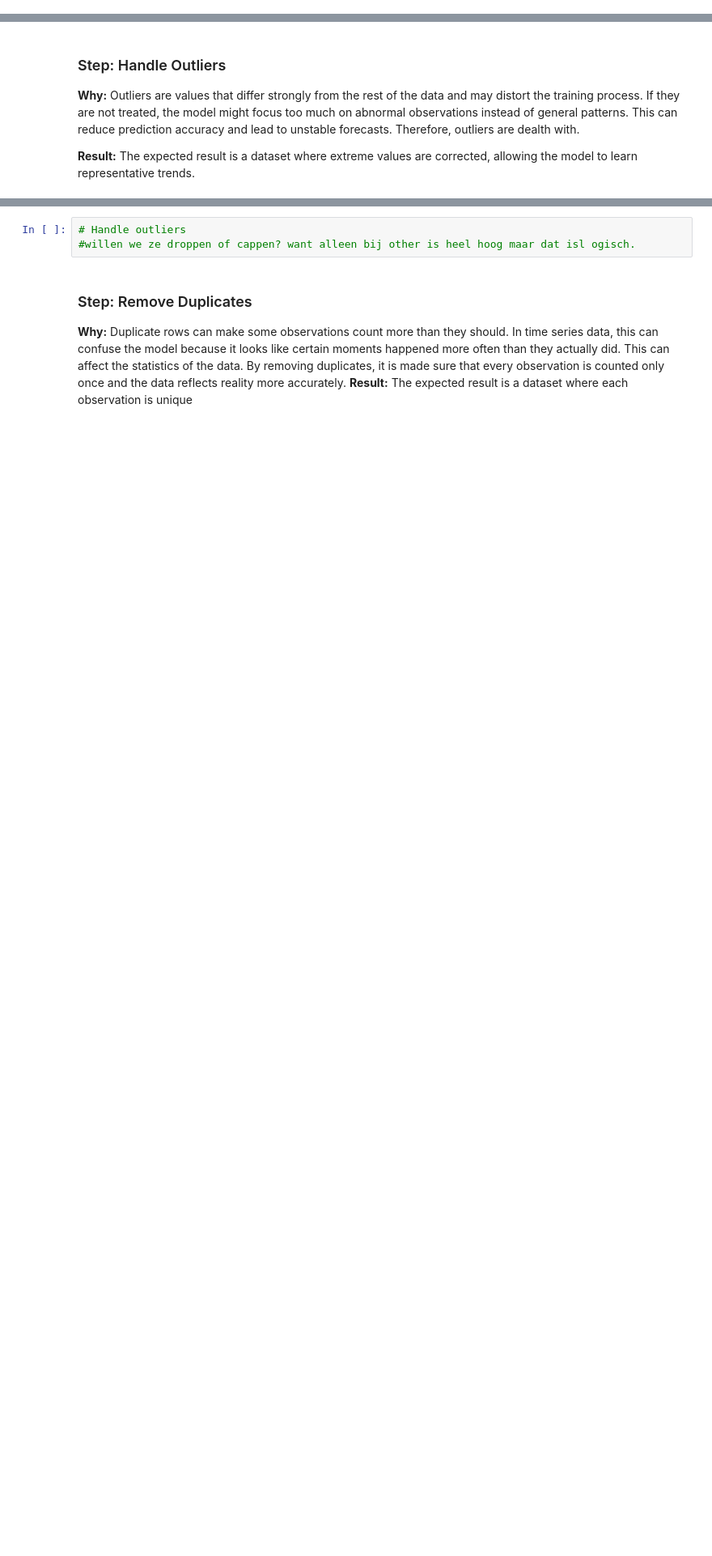
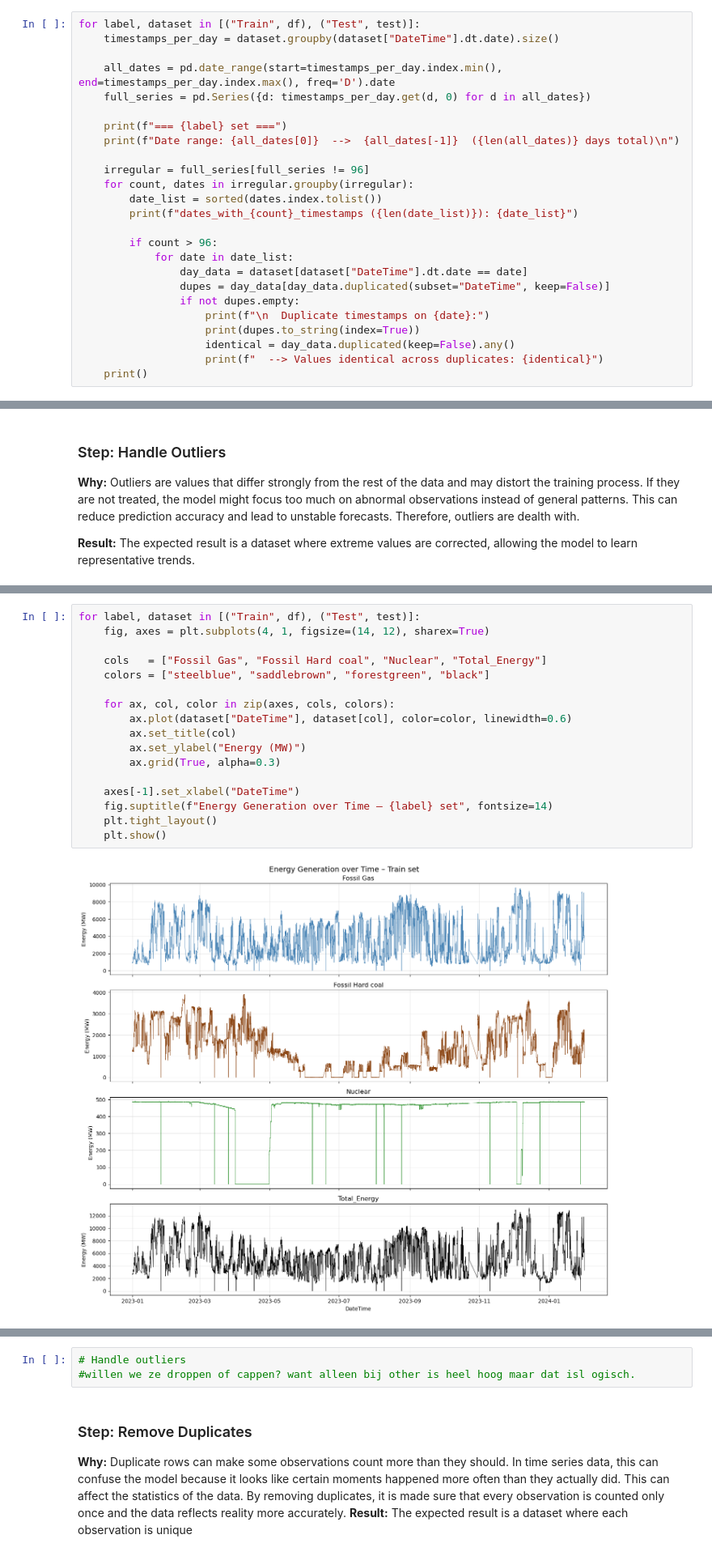
Before and after one commit to daphnemesquita2/1BM110, a Jupyter notebook: Assignment_1.ipynb, the cells around one changed output, grey strips where cells are left out. Shown at 81% size. Drawn from its saved outputs; the diff is of its cells as text; blank space fills up the shorter version.

```diff
--- a/Assignment_1.ipynb
+++ b/Assignment_1.ipynb
@@ -409,0 +530,25 @@ Name: DateTime, Length: 142, dtype: datetime64[us]
+# %%
+for label, dataset in [("Train", df), ("Test", test)]:
+    timestamps_per_day = dataset.groupby(dataset["DateTime"].dt.date).size()
+
+    all_dates = pd.date_range(start=timestamps_per_day.index.min(), end=timestamps_per_day.index.max(), freq='D').date
+    full_series = pd.Series({d: timestamps_per_day.get(d, 0) for d in all_dates})
+
+    print(f"=== {label} set ===")
+    print(f"Date range: {all_dates[0]}  -->  {all_dates[-1]}  ({len(all_dates)} days total)\n")
+
+    irregular = full_series[full_series != 96]
+    for count, dates in irregular.groupby(irregular):
+        date_list = sorted(dates.index.tolist())
+        print(f"dates_with_{count}_timestamps ({len(date_list)}): {date_list}")
+
+        if count > 96:
+            for date in date_list:
+                day_data = dataset[dataset["DateTime"].dt.date == date]
+                dupes = day_data[day_data.duplicated(subset="DateTime", keep=False)]
+                if not dupes.empty:
+                    print(f"\n  Duplicate timestamps on {date}:")
+                    print(dupes.to_string(index=True))
+                    identical = day_data.duplicated(keep=False).any()
+                    print(f"  --> Values identical across duplicates: {identical}")
+    print()
@@ -418,0 +628,19 @@ Name: DateTime, Length: 142, dtype: datetime64[us]
+# %%
+for label, dataset in [("Train", df), ("Test", test)]:
+    fig, axes = plt.subplots(4, 1, figsize=(14, 12), sharex=True)
+
+    cols   = ["Fossil Gas", "Fossil Hard coal", "Nuclear", "Total_Energy"]
+    colors = ["steelblue", "saddlebrown", "forestgreen", "black"]
+
+    for ax, col, color in zip(axes, cols, colors):
+        ax.plot(dataset["DateTime"], dataset[col], color=color, linewidth=0.6)
+        ax.set_title(col)
+        ax.set_ylabel("Energy (MW)")
+        ax.grid(True, alpha=0.3)
+
+    axes[-1].set_xlabel("DateTime")
+    fig.suptitle(f"Energy Generation over Time – {label} set", fontsize=14)
+    plt.tight_layout()
+    plt.show()
+# %% [output]
+[figure, added]
```
Also changed, not shown: parts of 59 cells of this notebook.
